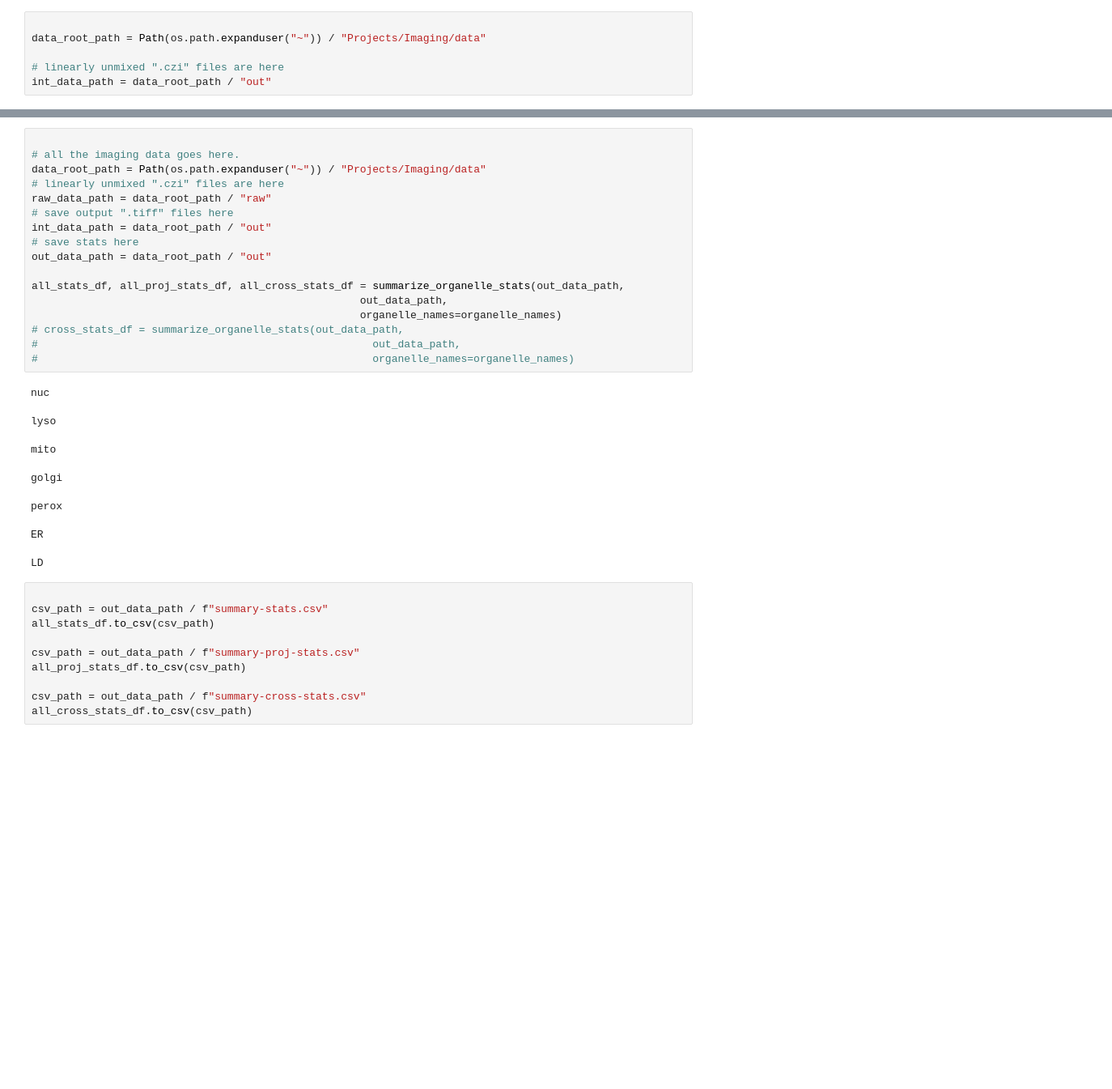
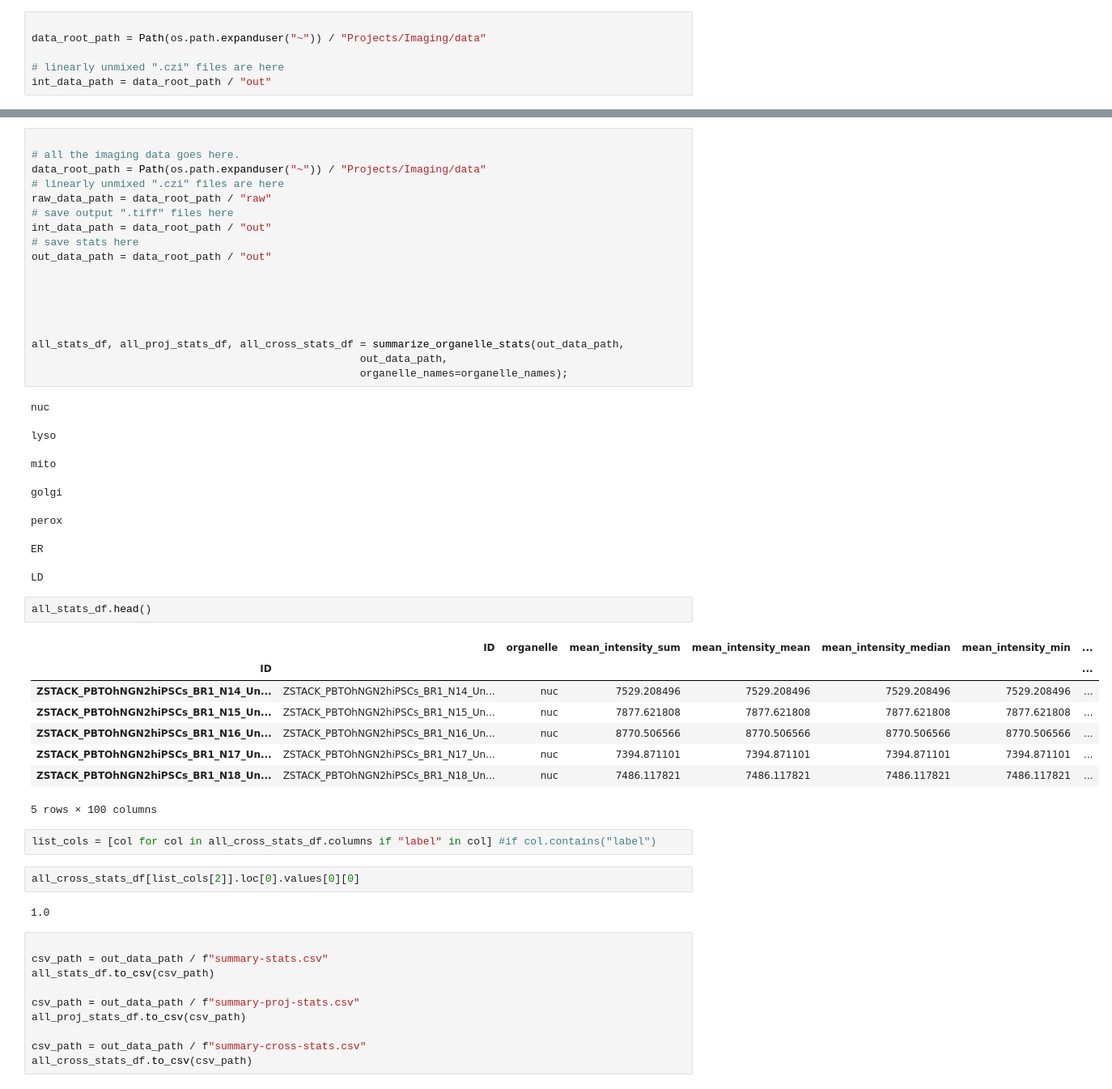
Before and after one commit to ndcn/infer-subc, a Jupyter notebook: notebooks/14_final_workflow.ipynb, the cells around one changed output, grey strips where cells are left out. Shown at 81% size. Drawn from its saved outputs; the diff is of its cells as text; blank space fills up the shorter version.

```diff
--- a/notebooks/14_final_workflow.ipynb
+++ b/notebooks/14_final_workflow.ipynb
@@ -726,12 +711,13 @@ int_data_path = data_root_path / "out"
 # save stats here
 out_data_path = data_root_path / "out"
 
+
+
+
+
 all_stats_df, all_proj_stats_df, all_cross_stats_df = summarize_organelle_stats(out_data_path,
                                                     out_data_path,
-                                                    organelle_names=organelle_names)
-# cross_stats_df = summarize_organelle_stats(out_data_path,
-#                                                     out_data_path,
-#                                                     organelle_names=organelle_names)
+                                                    organelle_names=organelle_names);
 # %% [output]
 nuc
 lyso
@@ -740,6 +726,23 @@ golgi
 perox
 ER
 LD
+# %%
+all_stats_df.head()
+# %% [output]
+|  | ID | organelle | mean_intensity_sum | mean_intensity_mean | mean_intensity_median | mean_intensity_min | ... |
+| ID |  |  |  |  |  |  | ... |
+| ZSTACK_PBTOhNGN2hiPSCs_BR1_N14_Un... | ZSTACK_PBTOhNGN2hiPSCs_BR1_N14_Un... | nuc | 7529.208496 | 7529.208496 | 7529.208496 | 7529.208496 | ... |
+| ZSTACK_PBTOhNGN2hiPSCs_BR1_N15_Un... | ZSTACK_PBTOhNGN2hiPSCs_BR1_N15_Un... | nuc | 7877.621808 | 7877.621808 | 7877.621808 | 7877.621808 | ... |
+| ZSTACK_PBTOhNGN2hiPSCs_BR1_N16_Un... | ZSTACK_PBTOhNGN2hiPSCs_BR1_N16_Un... | nuc | 8770.506566 | 8770.506566 | 8770.506566 | 8770.506566 | ... |
+| ZSTACK_PBTOhNGN2hiPSCs_BR1_N17_Un... | ZSTACK_PBTOhNGN2hiPSCs_BR1_N17_Un... | nuc | 7394.871101 | 7394.871101 | 7394.871101 | 7394.871101 | ... |
+| ZSTACK_PBTOhNGN2hiPSCs_BR1_N18_Un... | ZSTACK_PBTOhNGN2hiPSCs_BR1_N18_Un... | nuc | 7486.117821 | 7486.117821 | 7486.117821 | 7486.117821 | ... |
+5 rows × 100 columns
+# %%
+list_cols = [col for col in all_cross_stats_df.columns if "label" in col] #if col.contains("label")
+# %%
+all_cross_stats_df[list_cols[2]].loc[0].values[0][0]
+# %% [output]
+1.0
 # %%
 
 csv_path = out_data_path / f"summary-stats.csv"
```
Also changed, not shown: parts of 21 cells of this notebook, 1 other file.
